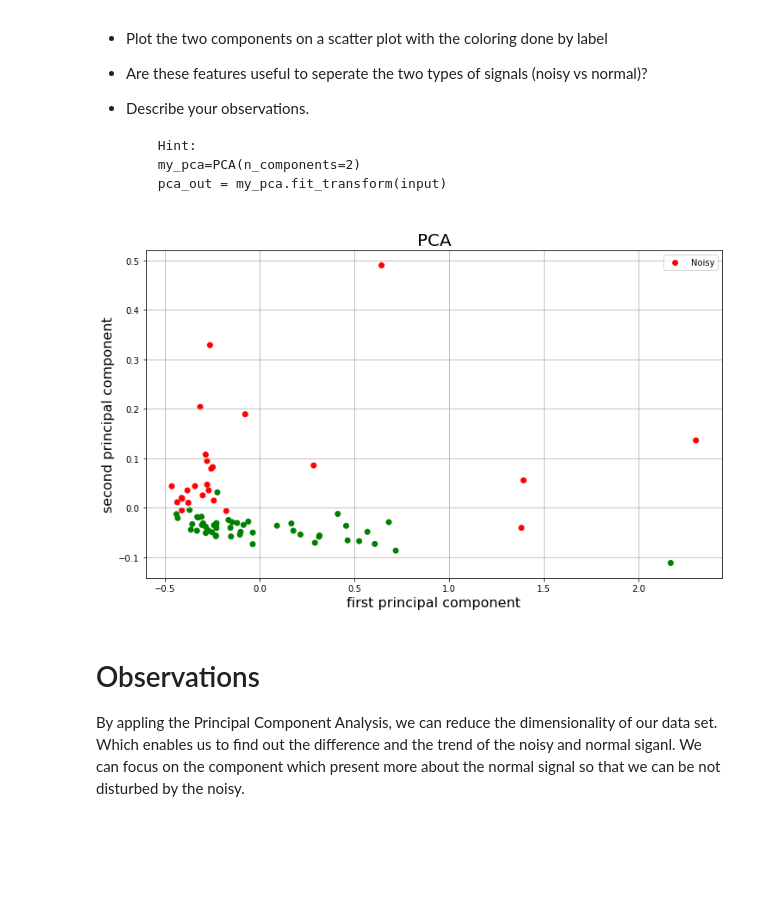
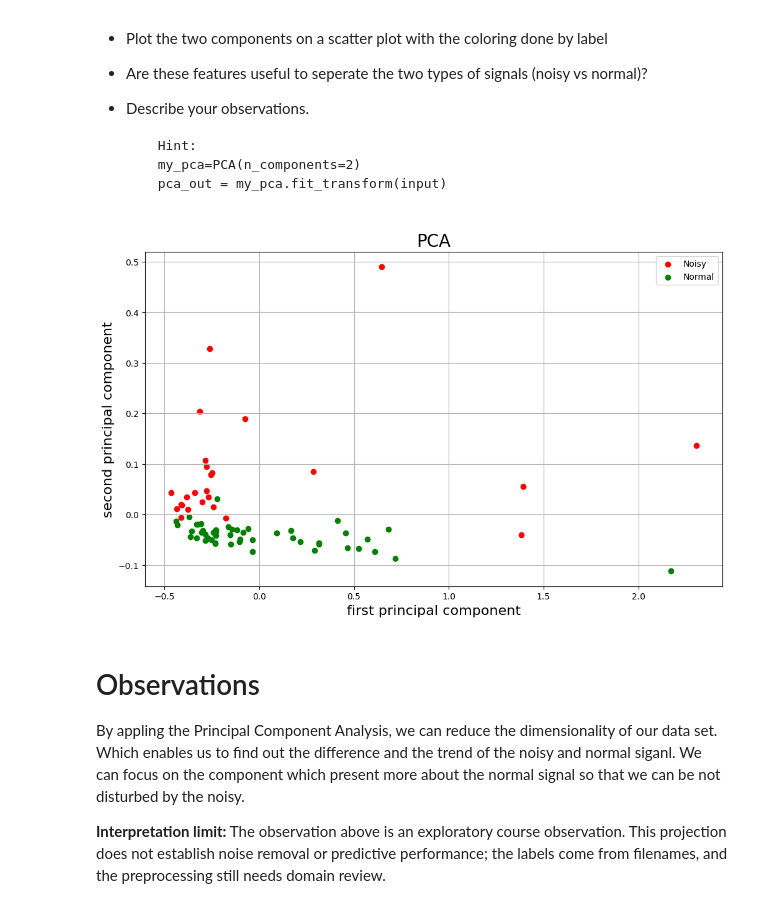
Before and after one commit to Leo813/Python_BIOsignal_proj, a Jupyter notebook: DTEK0042_Exercise_4_FINAL.ipynb, the cells around one changed output. Saved outputs shown, nothing was run; the diff lists cells and outputs as text; code cells hidden in the pictures; blank space fills up the shorter version.

Commit message:
Curate notebook outputs and document SCG preprocessing review

```diff
--- a/DTEK0042_Exercise_4_FINAL.ipynb
+++ b/DTEK0042_Exercise_4_FINAL.ipynb
@@ -264,27 +266,32 @@ for elm in features:
 # %%
 first_PC = []
 second_PC = []
 
 my_pca = PCA(n_components=2)
 pca_out = my_pca.fit_transform(standardised_features)
 
 for elm in pca_out:
     first_PC.append(elm[0])
     second_PC.append(elm[1])
 
 df = pd.DataFrame(dict(first_principal_component=first_PC, second_principal_component=second_PC, label=labels))
 colors = {'Noisy':'red', 'Normal':'green'}
 
 plt.figure(figsize=(12,7))
 plt.grid()
-plt.scatter(df['first_principal_component'], df['second_principal_component'], c=df['label'].map(colors))
+for label, color in colors.items():
+    group = df[df['label'] == label]
+    plt.scatter(group['first_principal_component'], group['second_principal_component'],
+                c=color, label=label)
 plt.title("PCA",fontsize=20)
 plt.xlabel("first principal component",fontsize=16)
 plt.ylabel("second principal component",fontsize=16)
-plt.legend(labels, loc='best')
+plt.legend(loc='best')
 plt.show()
 # %% [output]
-[figure, old version]
+[figure, new version]
 # %% [markdown]
 # Observations
 By appling the Principal Component Analysis, we can reduce the dimensionality of our data set. Which enables us to find out the difference and the trend of the noisy and normal siganl. We can focus on the component which present more about the normal signal so that we can be not disturbed by the noisy.
+
+**Interpretation limit:** The observation above is an exploratory course observation. This projection does not establish noise removal or predictive performance; the labels come from filenames, and the preprocessing still needs domain review.
```
Also changed, not shown: parts of 2 cells of this notebook, 11 other files.
